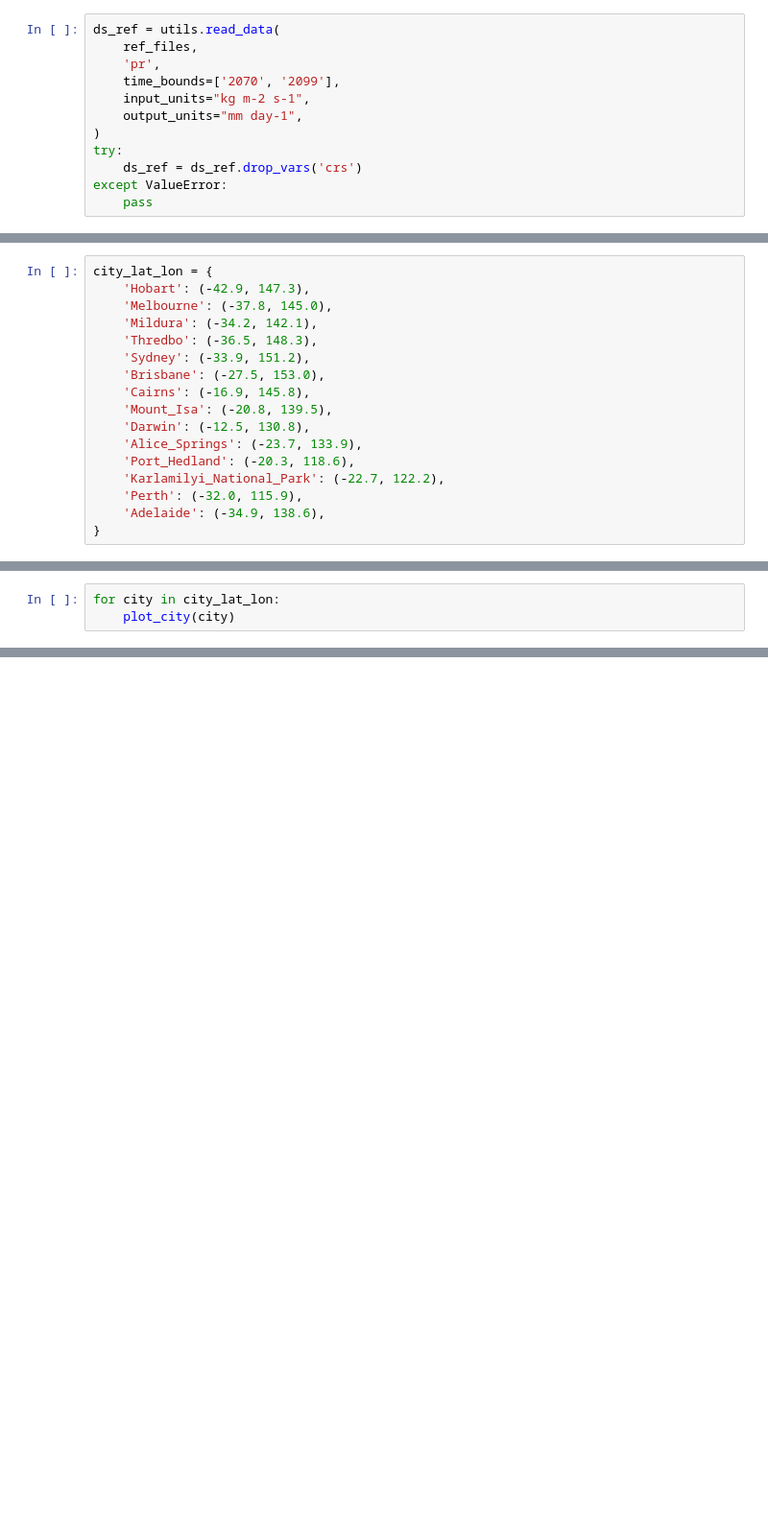
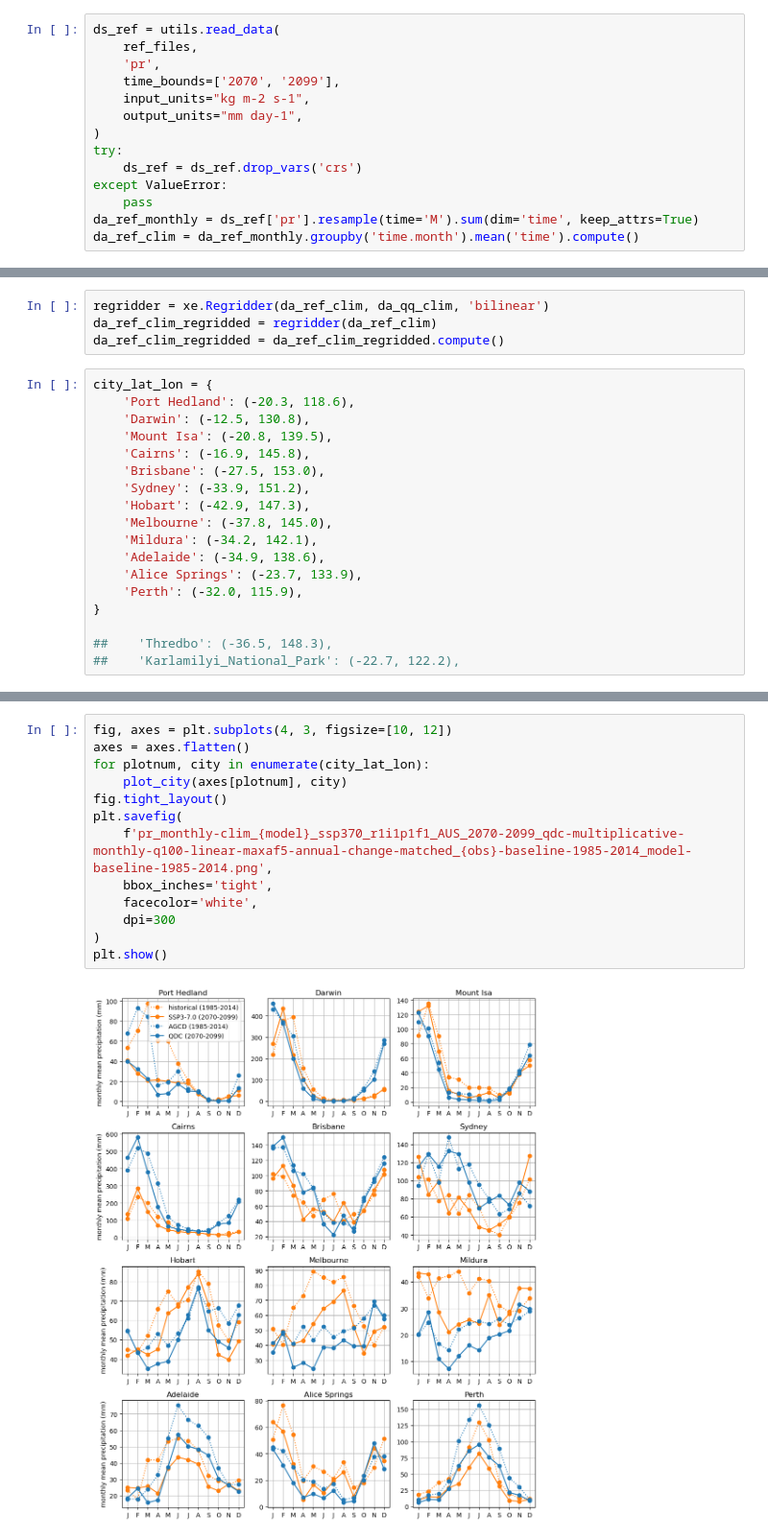
Before and after one commit to AusClimateService/qq-workflows, a Jupyter notebook: qdc-cmip6/tech-report/crazy_month.ipynb, the cells around one changed output, grey strips where cells are left out. Shown at 96% size. Saved outputs shown, nothing was run; the diff lists cells and outputs as text; blank space fills up the shorter version.

Commit message:
Panel plot

```diff
--- a/qdc-cmip6/tech-report/crazy_month.ipynb
+++ b/qdc-cmip6/tech-report/crazy_month.ipynb
@@ -41,3 +114,5 @@ try:
     ds_ref = ds_ref.drop_vars('crs')
 except ValueError:
     pass
+da_ref_monthly = ds_ref['pr'].resample(time='M').sum(dim='time', keep_attrs=True)
+da_ref_clim = da_ref_monthly.groupby('time.month').mean('time').compute()
@@ -66,20 +119,25 @@ except ValueError:
+# %%
+regridder = xe.Regridder(da_ref_clim, da_qq_clim, 'bilinear')
+da_ref_clim_regridded = regridder(da_ref_clim)
+da_ref_clim_regridded = da_ref_clim_regridded.compute()
 # %%
 city_lat_lon = {
+    'Port Hedland': (-20.3, 118.6),
+    'Darwin': (-12.5, 130.8),
+    'Mount Isa': (-20.8, 139.5),
+    'Cairns': (-16.9, 145.8),
+    'Brisbane': (-27.5, 153.0),
+    'Sydney': (-33.9, 151.2),
     'Hobart': (-42.9, 147.3),
     'Melbourne': (-37.8, 145.0),
     'Mildura': (-34.2, 142.1),
-    'Thredbo': (-36.5, 148.3),
-    'Sydney': (-33.9, 151.2),
-    'Brisbane': (-27.5, 153.0),
-    'Cairns': (-16.9, 145.8),
-    'Mount_Isa': (-20.8, 139.5),
-    'Darwin': (-12.5, 130.8),
-    'Alice_Springs': (-23.7, 133.9),
-    'Port_Hedland': (-20.3, 118.6),
-    'Karlamilyi_National_Park': (-22.7, 122.2),
+    'Adelaide': (-34.9, 138.6),
+    'Alice Springs': (-23.7, 133.9),
     'Perth': (-32.0, 115.9),
-    'Adelaide': (-34.9, 138.6),
 }
+
+##    'Thredbo': (-36.5, 148.3),
+##    'Karlamilyi_National_Park': (-22.7, 122.2),
 # %%
 fig = plt.figure()#figsize=[24, 6])
 
@@ -153,3 +194,0 @@ def plot_city(city):
-# %%
-for city in city_lat_lon:
-    plot_city(city)
@@ -170,0 +195,15 @@ for city in city_lat_lon:
+# %%
+fig, axes = plt.subplots(4, 3, figsize=[10, 12])
+axes = axes.flatten()
+for plotnum, city in enumerate(city_lat_lon):
+    plot_city(axes[plotnum], city)
+fig.tight_layout()
+plt.savefig(
+    f'pr_monthly-clim_{model}_ssp370_r1i1p1f1_AUS_2070-2099_qdc-multiplicative-monthly-q100-linear-maxaf5-annual-change-matched_{obs}-baseline-1985-2014_model-baseline-1985-2014.png',
+    bbox_inches='tight',
+    facecolor='white',
+    dpi=300
+)
+plt.show()
+# %% [output]
+[figure, added]
```
Also changed, not shown: parts of 13 cells of this notebook.
